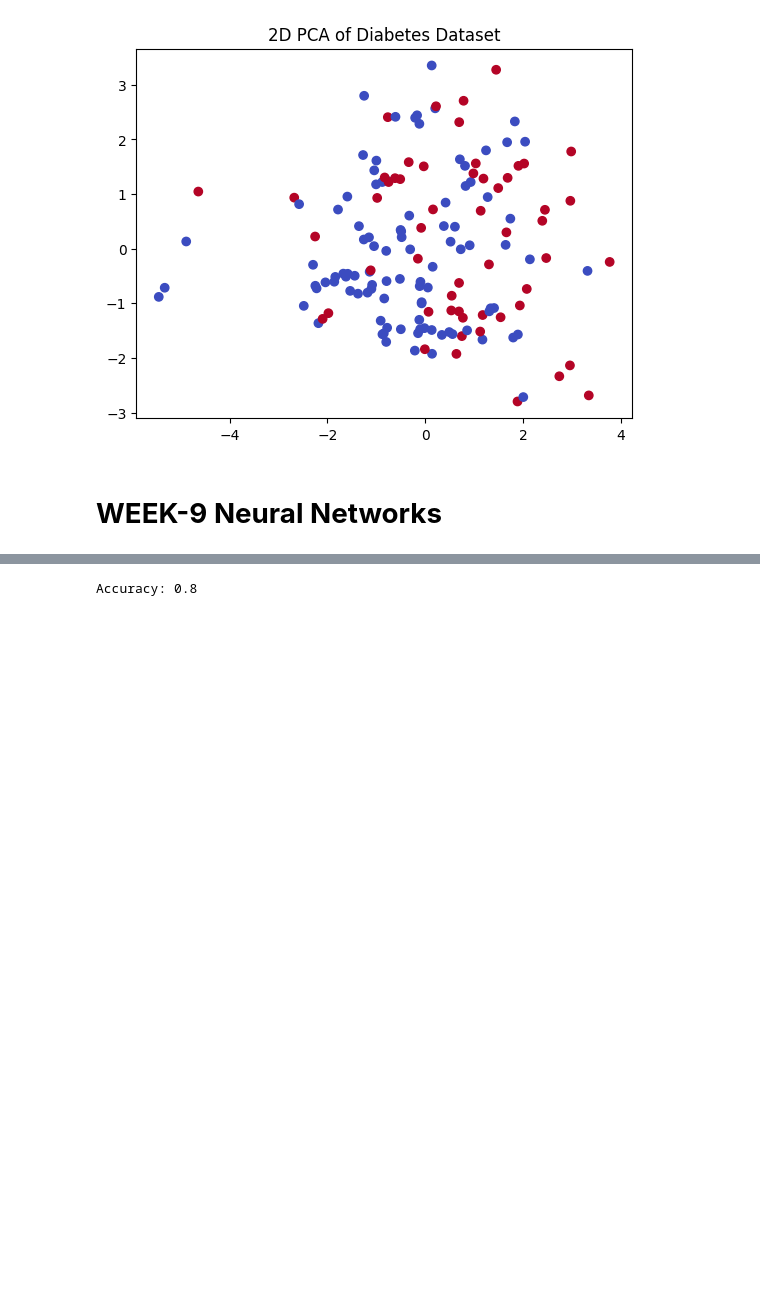
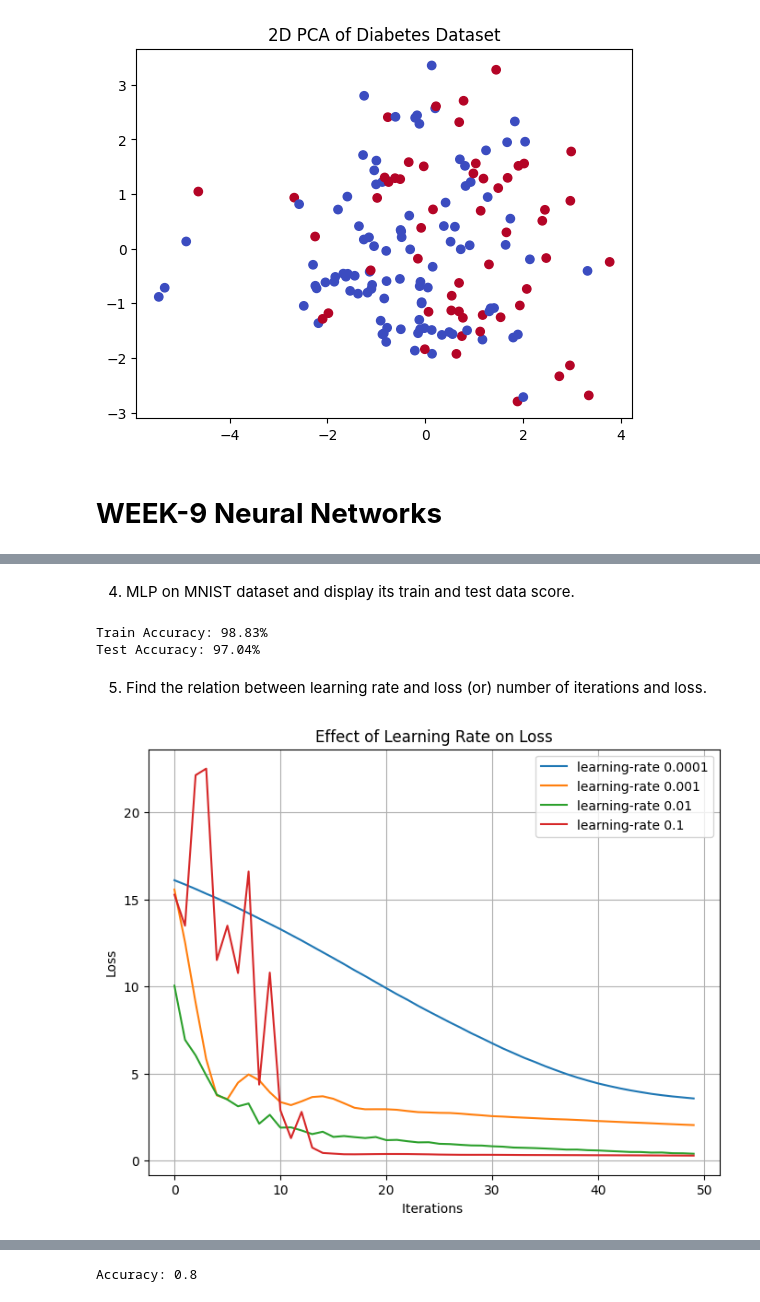
Before and after one commit to vedith12/ML-tasks, a Jupyter notebook: ML_basics.ipynb, the cells around one changed output, grey strips where cells are left out. Drawn from its saved outputs; the diff is of its cells as text; code cells hidden in the pictures; blank space fills up the shorter version.

```diff
--- a/ML_basics.ipynb
+++ b/ML_basics.ipynb
@@ -3541,0 +3655,62 @@ print(n.feedforward(x))
+# %% [markdown]
+4. MLP on MNIST dataset and display its train and test data score.
+# %%
+from sklearn.datasets import fetch_openml
+from sklearn.model_selection import train_test_split
+from sklearn.neural_network import MLPClassifier
+from sklearn.metrics import accuracy_score
+
+X, y = fetch_openml('mnist_784', version=1, return_X_y=True)
+X = X / 255.0
+y = y.astype(int)
+
+X_train, X_test, y_train, y_test = train_test_split(X, y, test_size=0.2, random_state=42)
+
+mlp = MLPClassifier(hidden_layer_sizes=(100,), activation='relu', max_iter=10, solver='adam', random_state=42)
+
+mlp.fit(X_train, y_train)
+
+train_score = mlp.score(X_train, y_train)
+test_score = mlp.score(X_test, y_test)
+
+print(f"Train Accuracy: {train_score * 100:.2f}%")
+print(f"Test Accuracy: {test_score * 100:.2f}%")
+# %% [output]
+Train Accuracy: 98.83%
+Test Accuracy: 97.04%
+# %% [markdown]
+5. Find the relation between learning rate and loss (or) number  of iterations and loss.
+# %%
+# Effect of Learning Rate and Iterations on Loss (MLP Classifier)
+
+import matplotlib.pyplot as plt
+from sklearn.datasets import load_breast_cancer
+from sklearn.model_selection import train_test_split
+from sklearn.neural_network import MLPClassifier
+
+data = load_breast_cancer()
+X, y = data.data, data.target
+X_train, X_test, y_train, y_test = train_test_split(X, y, test_size=0.3, random_state=1)
+
+learning_rates = [0.0001, 0.001, 0.01, 0.1]
+plt.figure(figsize=(8,6))
+
+for lr in learning_rates:
+    mlp = MLPClassifier(hidden_layer_sizes=(10,),
+                        max_iter=50, #max iter is epochs/iterations
+                        learning_rate_init=lr,
+                        random_state=1,
+                        verbose=False)
+
+    mlp.fit(X_train, y_train)
+    plt.plot(mlp.loss_curve_ , label=f'learning-rate {lr}')
+
+
+plt.title("Effect of Learning Rate on Loss")
+plt.xlabel("Iterations ")
+plt.ylabel("Loss")
+plt.legend()
+plt.grid(True)
+plt.show()
+# %% [output]
+[figure, added]
```
Also changed, not shown: parts of 17 cells of this notebook.
